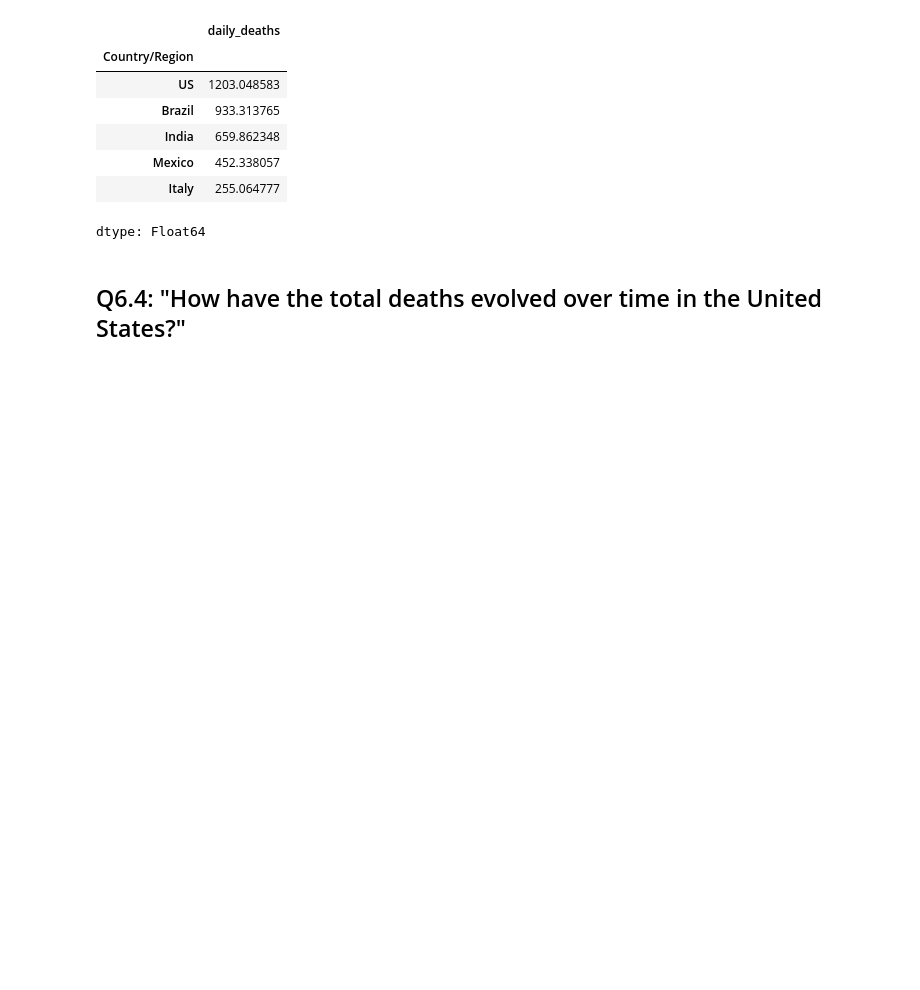
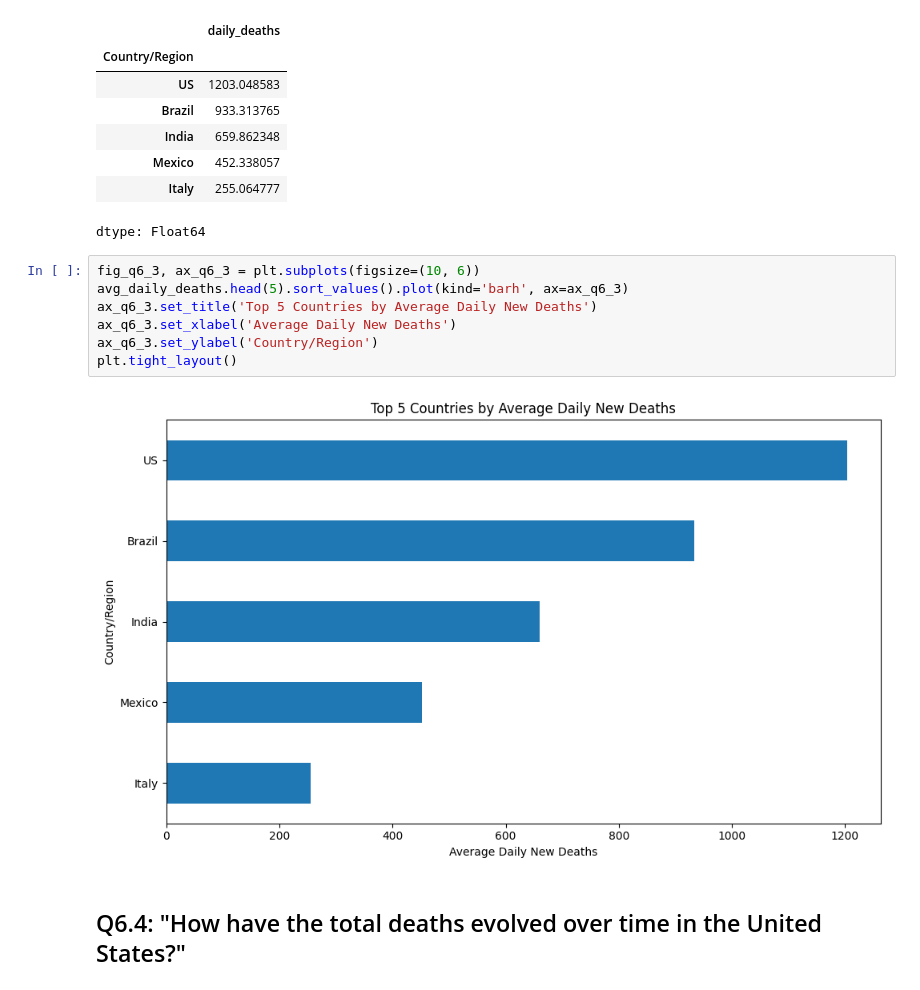
Before and after one commit to artech-0/covid-19-pandas-case-study, a Jupyter notebook: Covid_19_case_study_June_2025.ipynb, the cells around one changed output. Saved outputs shown, nothing was run; the diff lists cells and outputs as text; blank space fills up the shorter version.

```diff
--- a/Covid_19_case_study_June_2025.ipynb
+++ b/Covid_19_case_study_June_2025.ipynb
@@ -1016,6 +1050,15 @@ top 5 countries with highest average daily death is :
 | Mexico | 452.338057 |
 | Italy | 255.064777 |
 dtype: Float64
+# %%
+fig_q6_3, ax_q6_3 = plt.subplots(figsize=(10, 6))
+avg_daily_deaths.head(5).sort_values().plot(kind='barh', ax=ax_q6_3)
+ax_q6_3.set_title('Top 5 Countries by Average Daily New Deaths')
+ax_q6_3.set_xlabel('Average Daily New Deaths')
+ax_q6_3.set_ylabel('Country/Region')
+plt.tight_layout()
+# %% [output]
+[figure, added]
 # %% [markdown]
 ## Q6.4: "How have the total deaths evolved over time in the United States?"
 # %%
```
Also changed, not shown: parts of 7 cells of this notebook.
